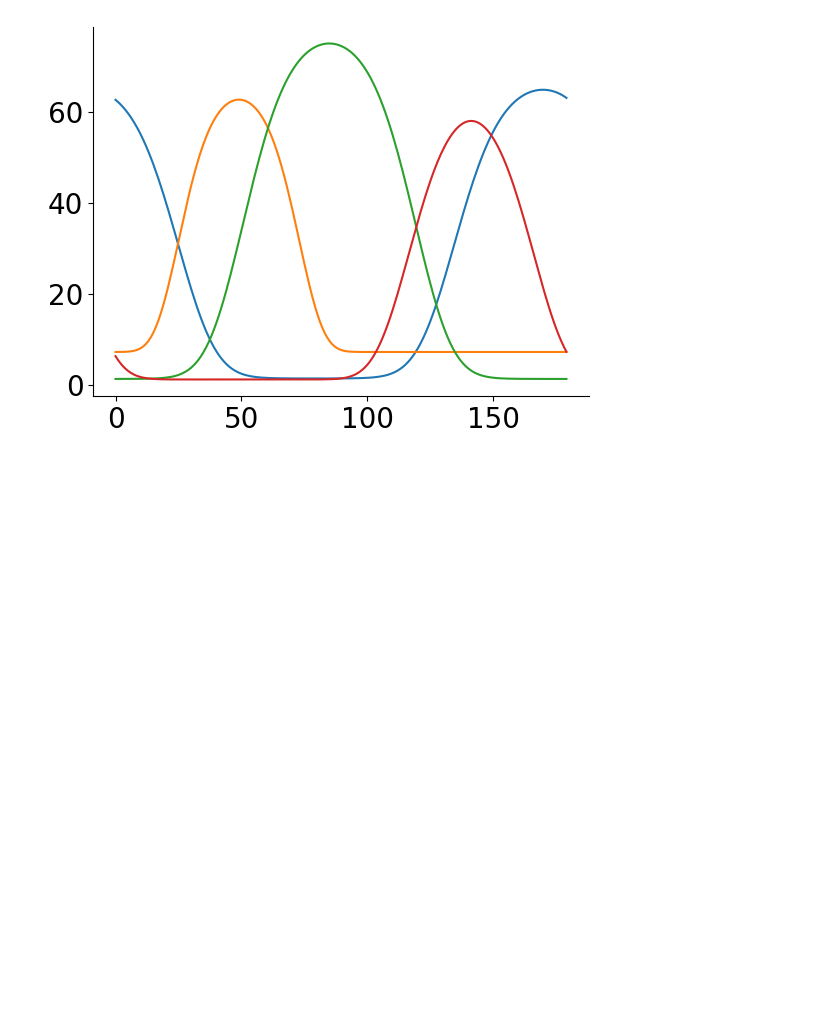
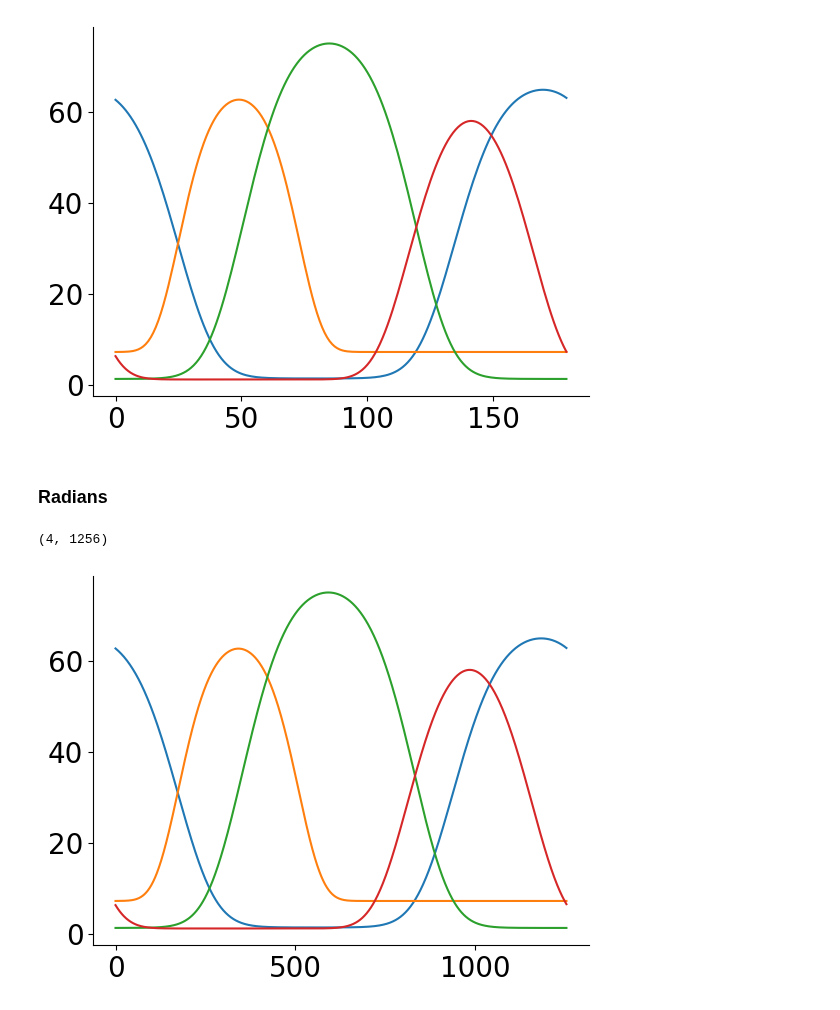
Before and after one commit to steevelaquitaine/fisher-info-limits, a Jupyter notebook: notebooks/study/12_tunings_data_retina.ipynb, the cells around one changed output. Drawn from its saved outputs; the diff is of its cells as text; code cells hidden in the pictures; blank space fills up the shorter version.

Commit message:
created tuning curves with inputs with arbitrary resolution in radian

```diff
--- a/notebooks/study/12_tunings_data_retina.ipynb
+++ b/notebooks/study/12_tunings_data_retina.ipynb
@@ -185,3 +255,23 @@ print(rates.shape)
 # %% [output]
 (4, 180)
 [figure]
+# %% [markdown]
+### Radians
+# %%
+# setup stimulus in radians
+dx = 0.005
+x = np.arange(0,2*pi,dx)
+x = x[:-1][None]
+
+# get tuning curve parameters in radians
+prms = get_tuning_curves_pms_in_rads(data_dict, example_quad_ix=0)
+
+# get tuning curves
+rates = tuning_curve(x, prms)
+
+# plot
+plt.plot(rates.T)
+print(rates.shape)
+# %% [output]
+(4, 1256)
+[figure, added]
```
Also changed, not shown: parts of 5 cells of this notebook, 1 other file.
